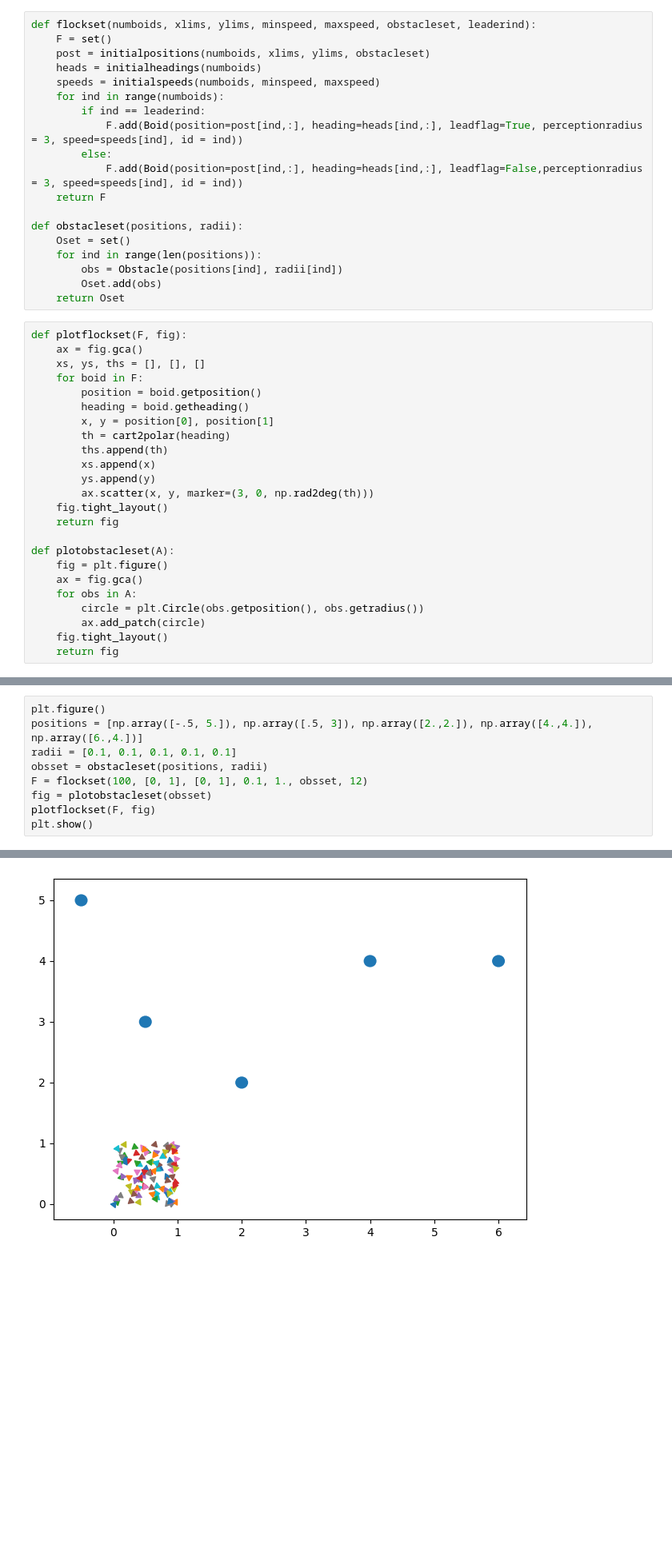
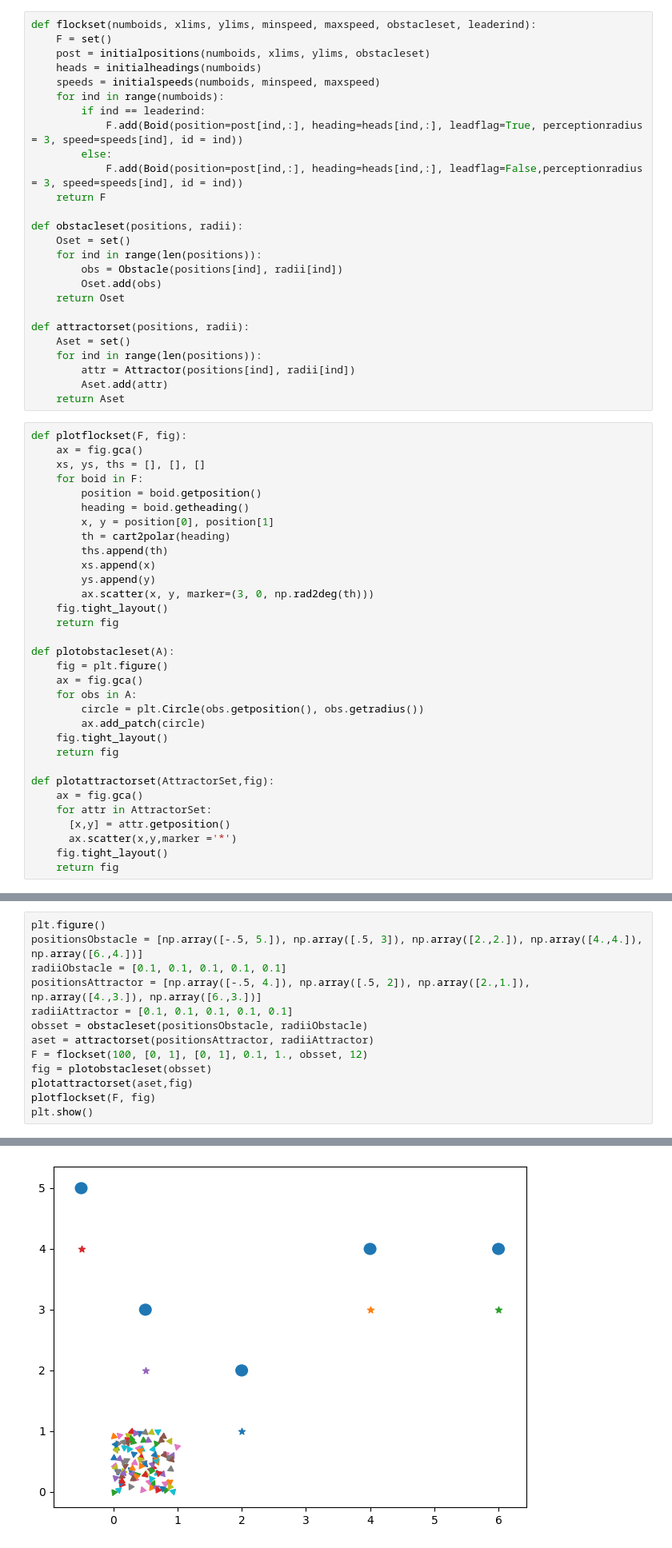
Before and after one commit to Ismail-Armutcu/Algorithms-for-Interactive-Sytems, a Jupyter notebook: MMI513_PA6_BeeDroids.ipynb, the cells around one changed output, grey strips where cells are left out. Shown: that part at 80% size. Drawn from its saved outputs; the diff is of its cells as text; blank space fills up the shorter version.

Commit message:
attractor class ok attractorser ve plot ok

```diff
--- a/MMI513_PA6_BeeDroids.ipynb
+++ b/MMI513_PA6_BeeDroids.ipynb
@@ -236,6 +238,13 @@ def obstacleset(positions, radii):
         obs = Obstacle(positions[ind], radii[ind])
         Oset.add(obs)
     return Oset
+
+def attractorset(positions, radii):
+    Aset = set()
+    for ind in range(len(positions)):
+        attr = Attractor(positions[ind], radii[ind])
+        Aset.add(attr)
+    return Aset
 # %%
 def plotflockset(F, fig):
     ax = fig.gca()
@@ -260,6 +269,14 @@ def plotobstacleset(A):
         ax.add_patch(circle)
     fig.tight_layout()
     return fig
+
+def plotattractorset(AttractorSet,fig):
+    ax = fig.gca()
+    for attr in AttractorSet:
+      [x,y] = attr.getposition()
+      ax.scatter(x,y,marker ='*')
+    fig.tight_layout()
+    return fig
 # %%
 def separation(M, boid, ds = 0.3):
     mindist = np.Inf
@@ -347,16 +368,20 @@ def flock(B, A, ws=1., wa=1., wc=2., wf=0.2, maxspeed=10):
     return R
 # %%
 plt.figure()
-positions = [np.array([-.5, 5.]), np.array([.5, 3]), np.array([2.,2.]), np.array([4.,4.]), np.array([6.,4.])]
-radii = [0.1, 0.1, 0.1, 0.1, 0.1]
-obsset = obstacleset(positions, radii)
+positionsObstacle = [np.array([-.5, 5.]), np.array([.5, 3]), np.array([2.,2.]), np.array([4.,4.]), np.array([6.,4.])]
+radiiObstacle = [0.1, 0.1, 0.1, 0.1, 0.1]
+positionsAttractor = [np.array([-.5, 4.]), np.array([.5, 2]), np.array([2.,1.]), np.array([4.,3.]), np.array([6.,3.])]
+radiiAttractor = [0.1, 0.1, 0.1, 0.1, 0.1]
+obsset = obstacleset(positionsObstacle, radiiObstacle)
+aset = attractorset(positionsAttractor, radiiAttractor)
 F = flockset(100, [0, 1], [0, 1], 0.1, 1., obsset, 12)
 fig = plotobstacleset(obsset)
+plotattractorset(aset,fig)
 plotflockset(F, fig)
 plt.show()
 # %% [output]
 <Figure size 640x480 with 0 Axes>
-[figure, old version]
+[figure, new version]
 # %%
 for ind in range(10):
     plt.figure()
```
Also changed, not shown: parts of 3 cells of this notebook.
